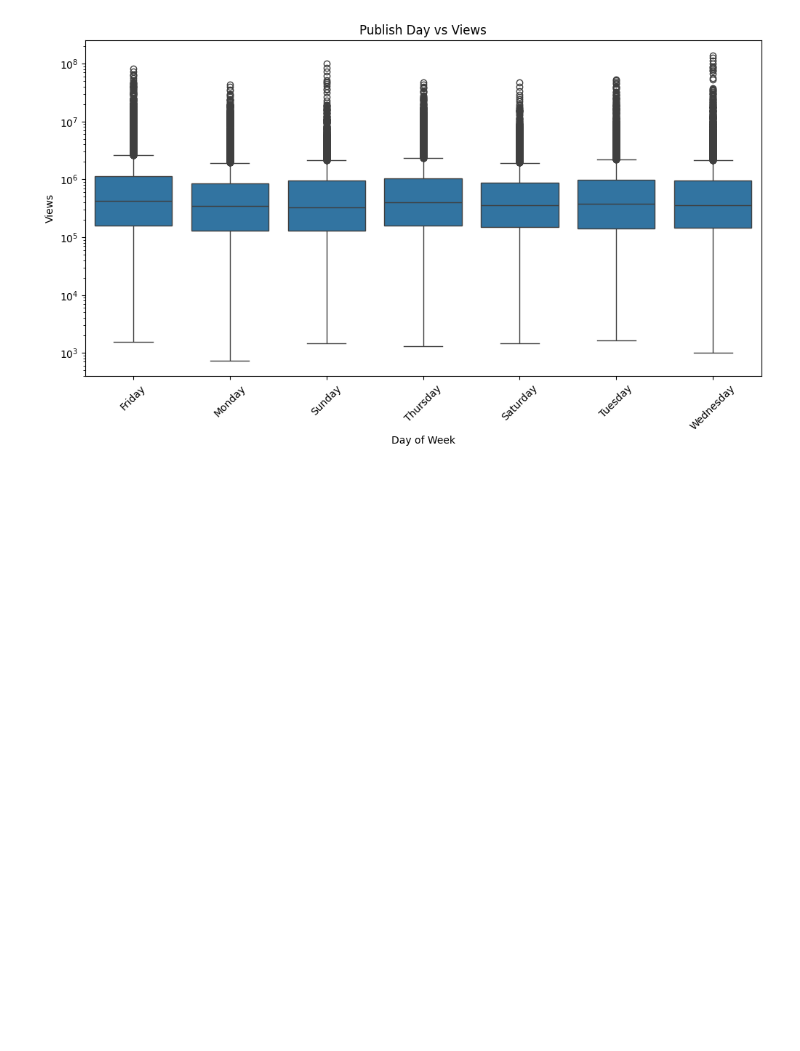
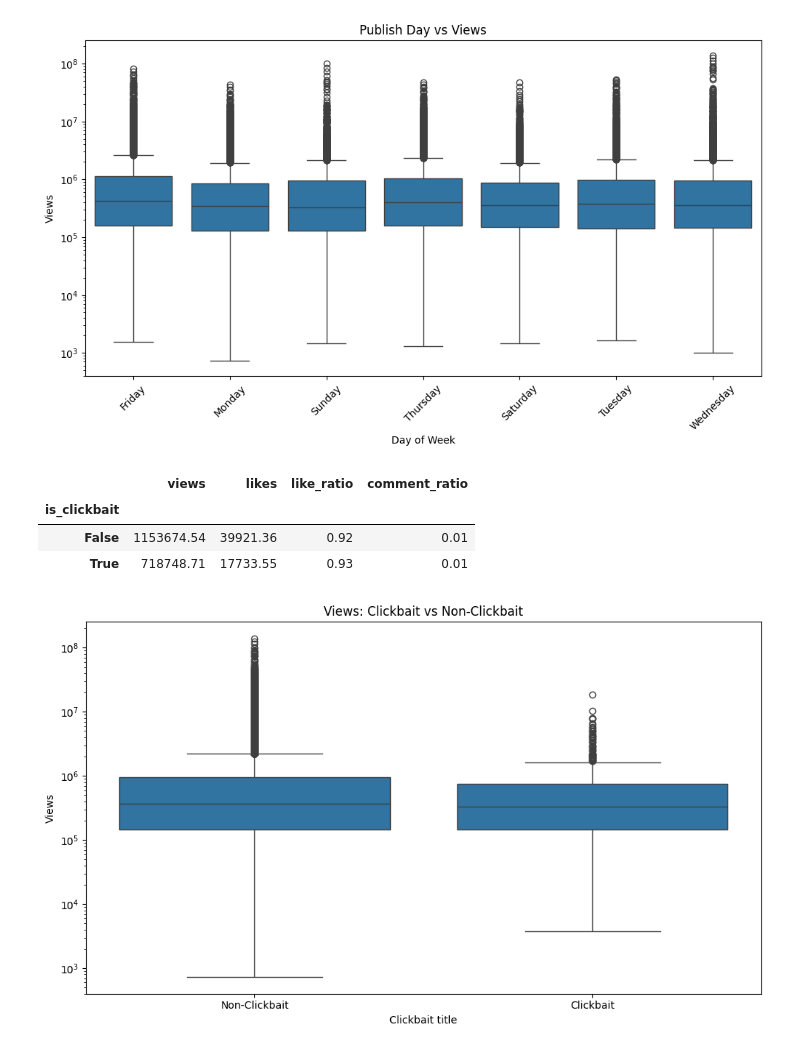
Before and after one commit to krish-bista/youtube-trending-analysis, a Jupyter notebook: analysis.ipynb, the cells around one changed output. Cells and saved outputs as stored; diff of their text form; code cells hidden in the pictures; blank space fills up the shorter version.

Commit message:
Add Clickbait vs Non-Clickbait analysis

```diff
--- a/analysis.ipynb
+++ b/analysis.ipynb
@@ -96,3 +96,34 @@ plt.xticks(rotation=45)
 plt.show()
 # %% [output]
 [figure]
+# %%
+# Clickbait vs Non-Clickbait title analysis
+clickbait_phrases = ['you won’t believe', 'insane', 'shocking', 'what happened next',
+    'top 10', 'top 5', 'the reason will surprise you',
+    'gone wrong', 'crazy', 'must watch', 'never seen before']
+
+def is_clickbait(title):
+    title = title.lower()
+    for phrase in clickbait_phrases:
+        if phrase in title:
+            return True
+    return False
+df["is_clickbait"] = df["title"].apply(is_clickbait)
+df.groupby("is_clickbait")[["views", "likes", "like_ratio", "comment_ratio"]].mean().round(2)
+# %% [output]
+|  | views | likes | like_ratio | comment_ratio |
+| is_clickbait |  |  |  |  |
+| False | 1153674.54 | 39921.36 | 0.92 | 0.01 |
+| True | 718748.71 | 17733.55 | 0.93 | 0.01 |
+# %%
+plt.figure(figsize=(10, 6))
+sns.boxplot(data=df, x="is_clickbait", y="views")
+plt.yscale("log")
+plt.title("Views: Clickbait vs Non-Clickbait")
+plt.xlabel("Clickbait title")
+plt.ylabel("Views")
+plt.xticks([0, 1], ["Non-Clickbait", "Clickbait"])
+plt.tight_layout()
+plt.show()
+# %% [output]
+[figure, added]
```
